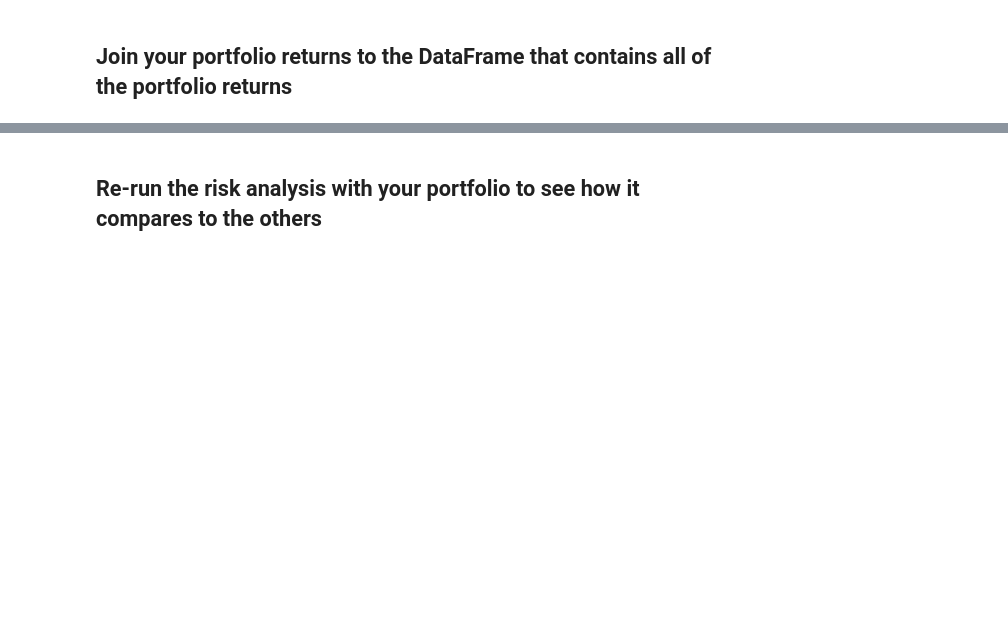
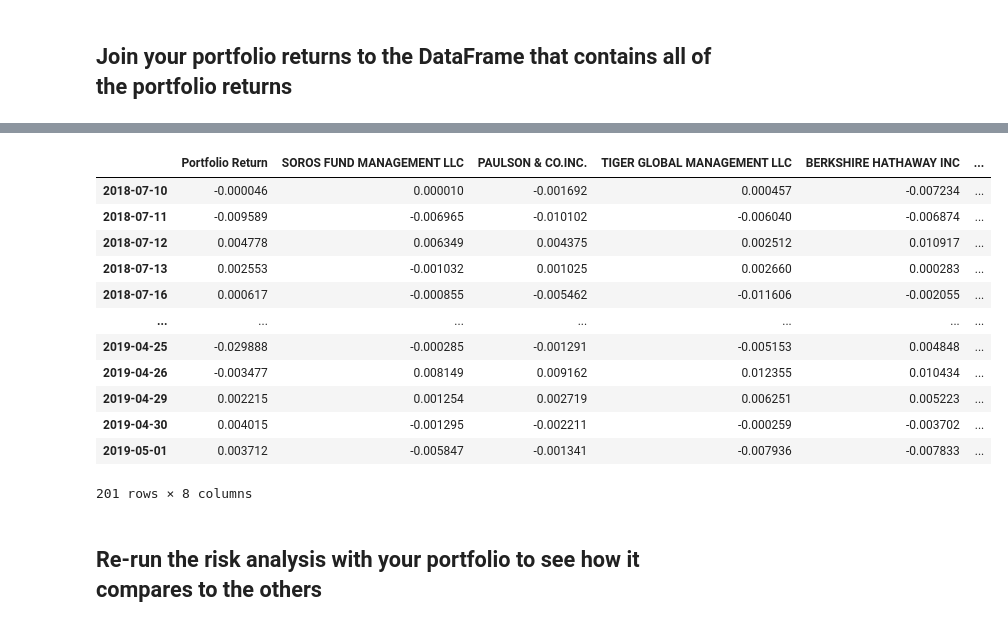
Before and after one commit to Amany778/Fintech_Pandas_hw, a Jupyter notebook: whale_analysis.ipynb, the cells around one changed output, grey strips where cells are left out. Saved outputs shown, nothing was run; the diff lists cells and outputs as text; code cells hidden in the pictures; blank space fills up the shorter version.

```diff
--- a/whale_analysis.ipynb
+++ b/whale_analysis.ipynb
@@ -268,4 +268,4 @@ NVR_df.sort_values(by = 'Date',inplace = True)
 # %%
 # Reading data from 2nd stock
 LEN_df = pd.read_csv('LEN.csv', index_col = 'Date',infer_datetime_format=True, parse_dates=True)
-LEN_returns_df.sort_values(by = 'Date',inplace = True)
+LEN_df.sort_values(by = 'Date',inplace = True)
@@ -281,7 +279,6 @@ housing_df = pd.concat([NVR_df, LEN_df, DHI_df],axis=1, join = "inner")
 housing_df.columns={'NVR','LEN','DHI'}
 # %%
 # Reset Date index
-housing_df=housing_df.set_index(housing_df.index.date)
-housing_df
+housing_df.index = pd.to_datetime(housing_df.index)
 # %%
 # Reorganize portfolio data by having a column per symbol
@@ -302,7 +316,7 @@ weights = [1/3, 1/3, 1/3]
 port_return= housing_returns.dot(weights)
 # Display sample data
 port_return.columns={'Date', 'Portfolio Returns'}
-port_return.head()
+port_return.index = pd.to_datetime(port_return.index)
 # %% [markdown]
 ## Join your portfolio returns to the DataFrame that contains all of the portfolio returns
 # %%
@@ -314,6 +342,21 @@ all_returns
 # %%
 # Only compare dates where return data exists for all the stocks (drop NaNs)
 all_returns.dropna(inplace = True)
+all_returns
+# %% [output]
+|  | Portfolio Return | SOROS FUND MANAGEMENT LLC | PAULSON & CO.INC. | TIGER GLOBAL MANAGEMENT LLC | BERKSHIRE HATHAWAY INC | ... |
+| 2018-07-10 | -0.000046 | 0.000010 | -0.001692 | 0.000457 | -0.007234 | ... |
+| 2018-07-11 | -0.009589 | -0.006965 | -0.010102 | -0.006040 | -0.006874 | ... |
+| 2018-07-12 | 0.004778 | 0.006349 | 0.004375 | 0.002512 | 0.010917 | ... |
+| 2018-07-13 | 0.002553 | -0.001032 | 0.001025 | 0.002660 | 0.000283 | ... |
+| 2018-07-16 | 0.000617 | -0.000855 | -0.005462 | -0.011606 | -0.002055 | ... |
+| ... | ... | ... | ... | ... | ... | ... |
+| 2019-04-25 | -0.029888 | -0.000285 | -0.001291 | -0.005153 | 0.004848 | ... |
+| 2019-04-26 | -0.003477 | 0.008149 | 0.009162 | 0.012355 | 0.010434 | ... |
+| 2019-04-29 | 0.002215 | 0.001254 | 0.002719 | 0.006251 | 0.005223 | ... |
+| 2019-04-30 | 0.004015 | -0.001295 | -0.002211 | -0.000259 | -0.003702 | ... |
+| 2019-05-01 | 0.003712 | -0.005847 | -0.001341 | -0.007936 | -0.007833 | ... |
+201 rows × 8 columns
 # %% [markdown]
 ## Re-run the risk analysis with your portfolio to see how it compares to the others
 # %% [markdown]
```
Also changed, not shown: parts of 11 cells of this notebook.
